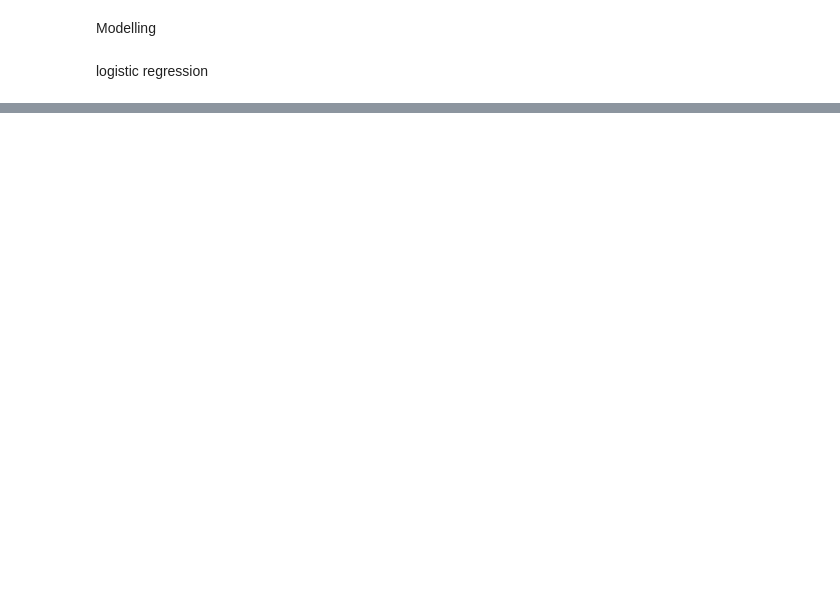
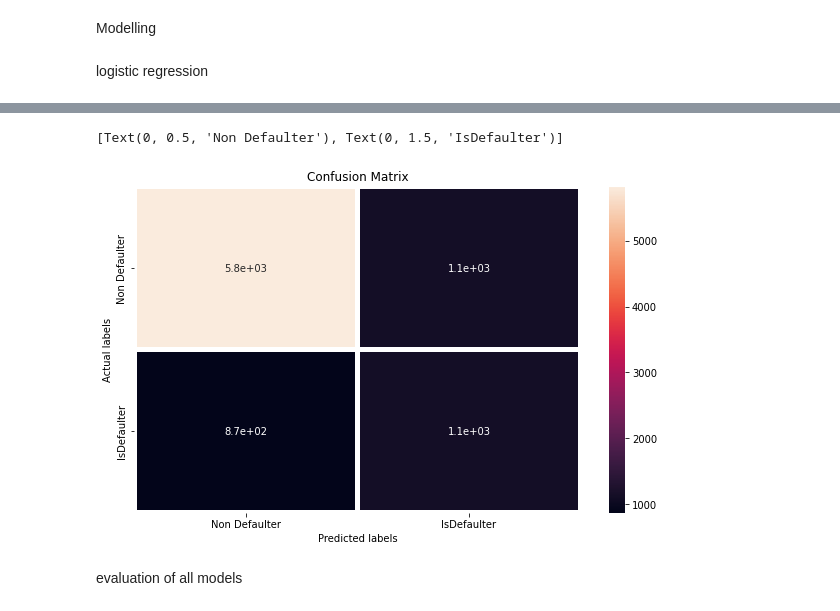
Before and after one commit to Malikarbaaz/CREDIT_CARD_DEFAULT_PREDICTION, a Jupyter notebook: Copy_of_Credit_Card_Default_Prediction_Capstone_Project.ipynb, the cells around one changed output, grey strips where cells are left out. Saved outputs shown, nothing was run; the diff lists cells and outputs as text; code cells hidden in the pictures; blank space fills up the shorter version.

```diff
--- a/Copy_of_Credit_Card_Default_Prediction_Capstone_Project.ipynb
+++ b/Copy_of_Credit_Card_Default_Prediction_Capstone_Project.ipynb
@@ -595,0 +863,4 @@ logistic_model.fit(X_train_os, y_train_os)
+# %%
+# Get the y- train & test predicted values
+y_train_preds_svm = svm_model.predict(X_train_ros)
+y_test_preds_svm = svm_model.predict(X_test)
@@ -595,0 +876,12 @@ logistic_model.fit(X_train_os, y_train_os)
+# %%
+svm_test_precision= precision_score(y_test, y_test_preds_svm)
+svm_test_recall= recall_score(y_test, y_test_preds_svm)
+svm_test_f1score= f1_score(y_test, y_test_preds_svm)
+svm_test_roc_auc= roc_auc_score(y_test, y_test_preds_svm)
+svm_test_confusion_matrix= confusion_matrix(y_test, y_test_preds_svm)
+
+print("The precision on test data is:", svm_test_precision)
+print("The recall on test data is:", svm_test_recall)
+print("The f1 on test data is:", svm_test_f1score)
+print("The roc_auc_score on test data is:", svm_test_roc_auc)
+print("The confusion matrix on test data is: \n", svm_test_confusion_matrix)
@@ -595,0 +896,19 @@ logistic_model.fit(X_train_os, y_train_os)
+# %%
+# Get the confusion matrix for svm
+labels = ['Non Defaulter', 'IsDefaulter']
+
+plt.figure (figsize= (10,6))
+ax= plt.subplot()
+sns.heatmap(svm_test_confusion_matrix, annot=True, ax = ax, lw = 4)
+
+# labels, title and ticks
+ax.set_xlabel('Predicted labels')
+ax.set_ylabel('Actual labels')
+ax.set_title('Confusion Matrix')
+ax.xaxis.set_ticklabels(labels)
+ax.yaxis.set_ticklabels(labels)
+# %% [output]
+[Text(0, 0.5, 'Non Defaulter'), Text(0, 1.5, 'IsDefaulter')]
+[figure, added]
+# %% [markdown]
+evaluation of all models
```
Also changed, not shown: parts of 48 cells of this notebook.
